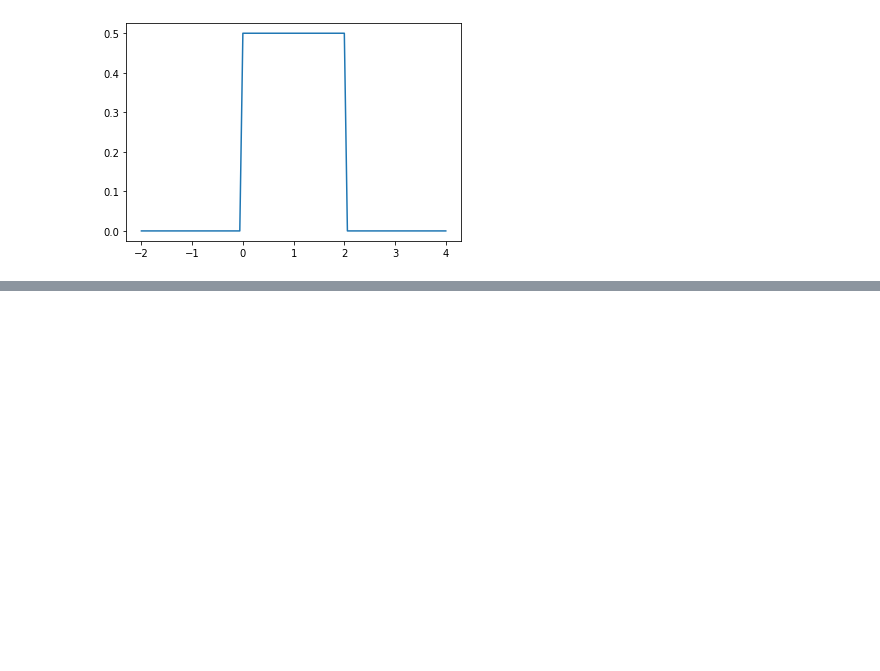
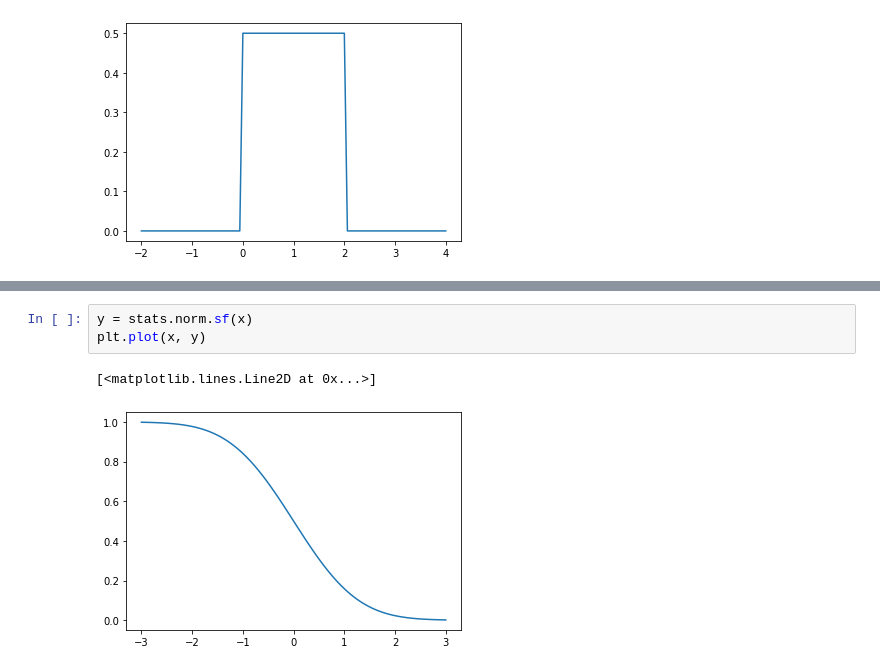
Before and after one commit to pajannat/my-learning, a Jupyter notebook: Kame_Udemy_StatsCourse/statistics.ipynb, the cells around one changed output, grey strips where cells are left out. Saved outputs shown, nothing was run; the diff lists cells and outputs as text; blank space fills up the shorter version.

```diff
--- a/Kame_Udemy_StatsCourse/statistics.ipynb
+++ b/Kame_Udemy_StatsCourse/statistics.ipynb
@@ -341,0 +357,6 @@ plt.plot(x, y)
+# %%
+y = stats.norm.sf(x)
+plt.plot(x, y)
+# %% [output]
+[<matplotlib.lines.Line2D at 0x...>]
+[figure, added]
```
Also changed, not shown: parts of 10 cells of this notebook.
